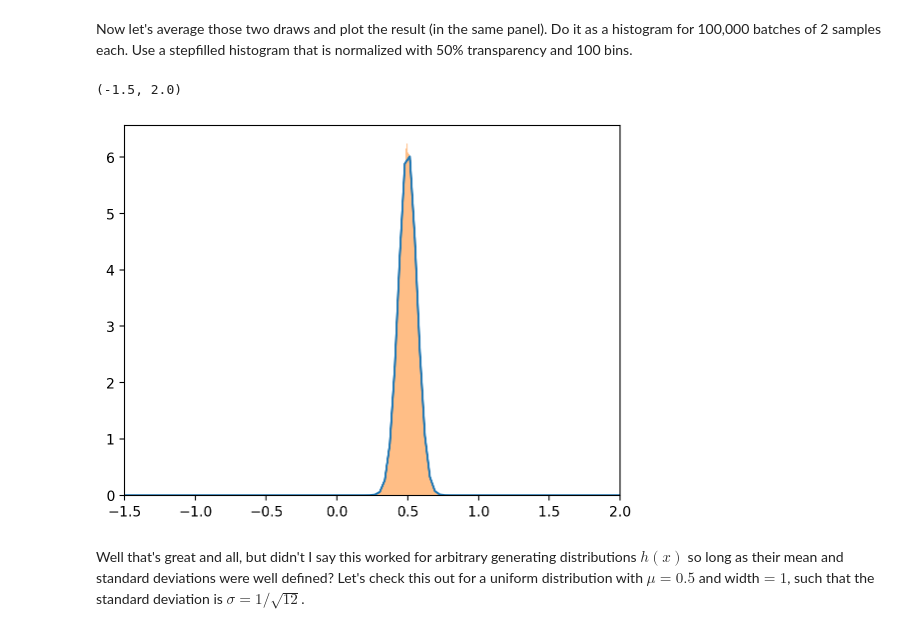
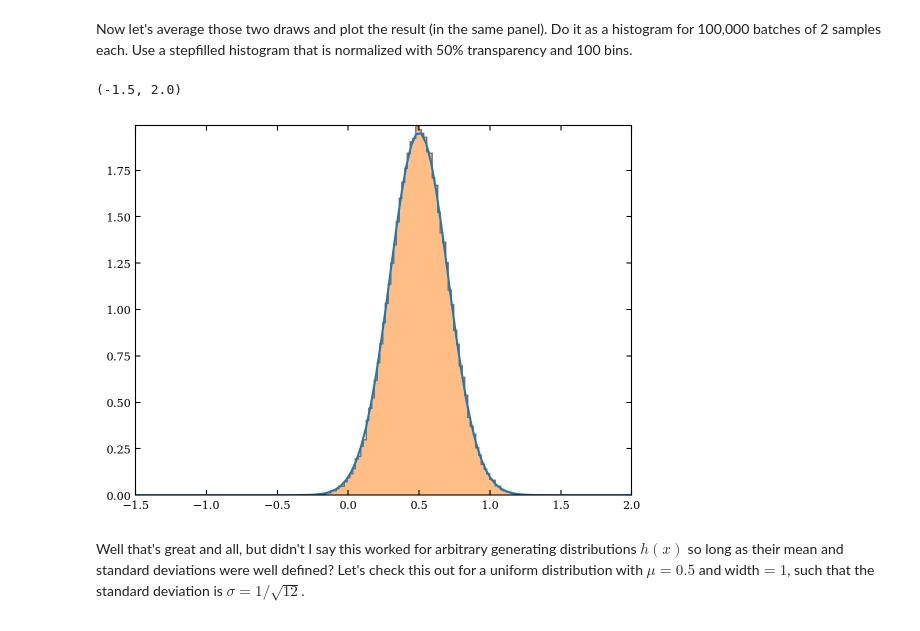
Before and after one commit to agupta-umiss/phys629-fall-2023, a Jupyter notebook: student_folders/arindam_sharma/lecture_6.ipynb, the cells around one changed output. Cells and saved outputs as stored; diff of their text form; code cells hidden in the pictures.

```diff
--- a/student_folders/arindam_sharma/lecture_6.ipynb
+++ b/student_folders/arindam_sharma/lecture_6.ipynb
@@ -133,30 +134,30 @@ Now let's average those two draws and plot the result (in the same panel). Do it
 # %%
 import numpy as np
 from matplotlib import pyplot as plt
 from scipy.stats import norm
 
-N = 20 # Number of draws
+N = 2 # Number of draws
 mu = 0.5 # Location
 sigma_h = 1.0 / np.sqrt(12) # scale of h(x)
 sigma_cl = sigma_h / np.sqrt(N) # scale of mean error distribution
-
 xgrid = np.linspace(-1.5,2,100) # Array to sample the space
 
 # plot the distribution of means according to central limit theorem
 distG = scipy.stats.norm(mu, sigma_cl) # Complete
 plt.plot(xgrid, distG.pdf(xgrid)) # Complete
 
+np.random.seed(1)
 # Add a histogram that is the mean of 100,000 batches of N draws
 yy = []
 for i in np.arange(100000):
     xx = np.random.normal(mu, sigma_h, N) # N random draws
     yy.append(np.mean(xx)) # Append average of those random draws to the end of the array
 
 _ = plt.hist(yy, bins=100, histtype='stepfilled', alpha=0.5, density=True)
 plt.xlim(-1.5, 2)
 # %% [output]
 (-1.5, 2.0)
-[figure, old version]
+[figure, new version]
 # %% [markdown]
 Well that's great and all, but didn't I say this worked for arbitrary generating distributions $h(x)$ so long as their mean and standard deviations were well defined? Let's check this out for a uniform distribution with $\mu=0.5$ and width$ =1$, such that the standard deviation is $\sigma=1/\sqrt{12}$.
 # %% [markdown]
```
Also changed, not shown: parts of 9 cells of this notebook.
